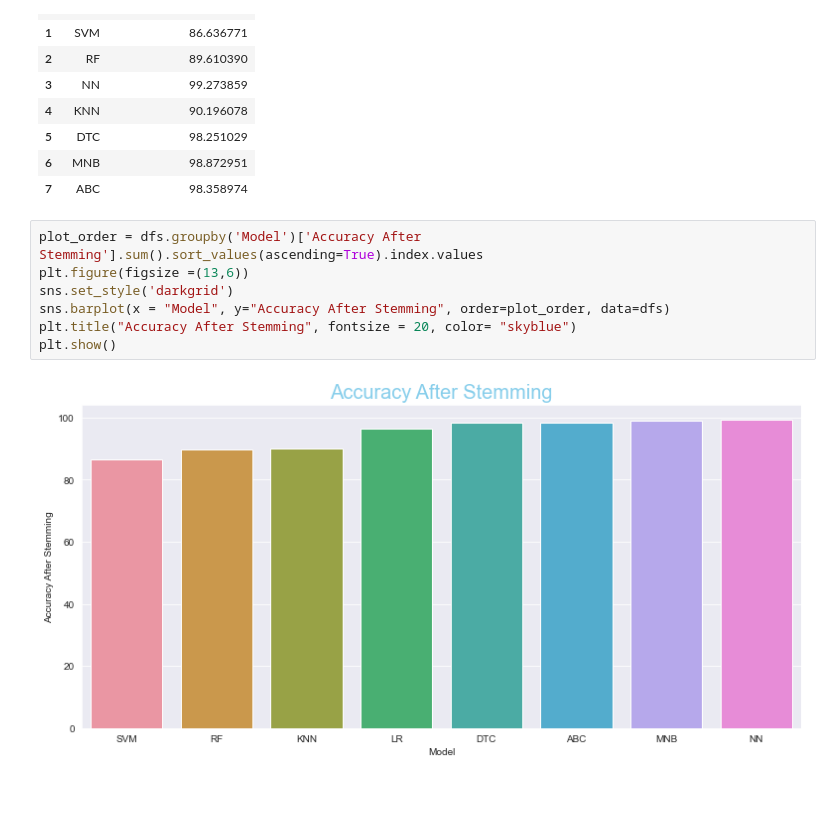
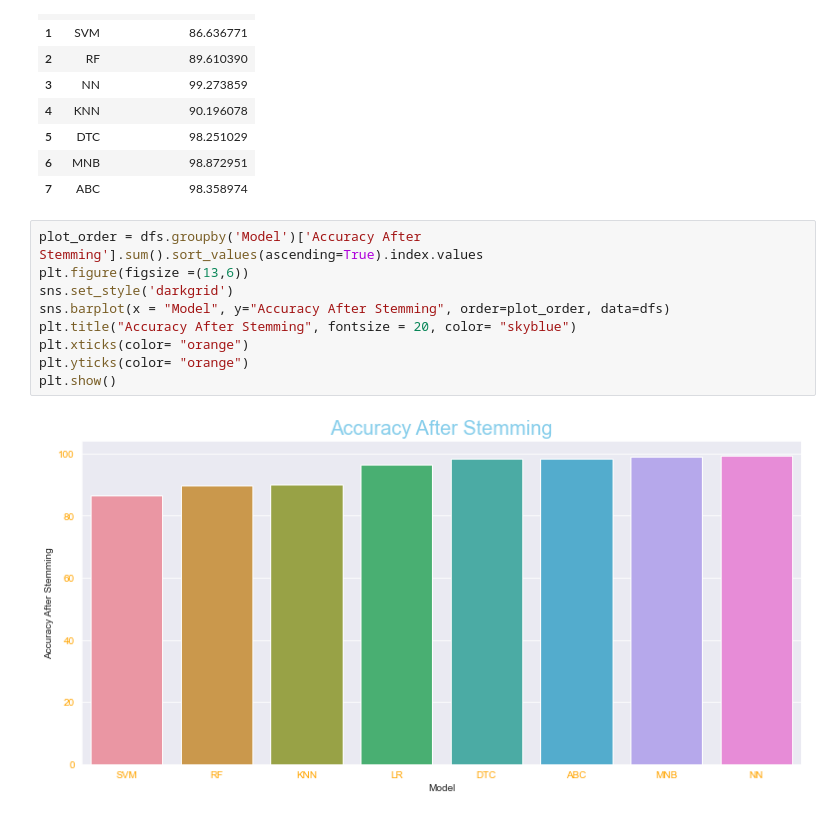
Before and after one commit to Bernado6/Unstructured-Data, a Jupyter notebook: Unstractured Data Analysis.ipynb, the cells around one changed output. Cells and saved outputs as stored; diff of their text form.

```diff
--- a/Unstractured Data Analysis.ipynb
+++ b/Unstractured Data Analysis.ipynb
@@ -584,9 +584,11 @@ dfs
 # %%
 plot_order = dfs.groupby('Model')['Accuracy After Stemming'].sum().sort_values(ascending=True).index.values
 plt.figure(figsize =(13,6))
 sns.set_style('darkgrid')
 sns.barplot(x = "Model", y="Accuracy After Stemming", order=plot_order, data=dfs)
 plt.title("Accuracy After Stemming", fontsize = 20, color= "skyblue")
+plt.xticks(color= "orange")
+plt.yticks(color= "orange")
 plt.show()
 # %% [output]
-[figure, old version]
+[figure, new version]
```
Also changed, not shown: 1 other file.
